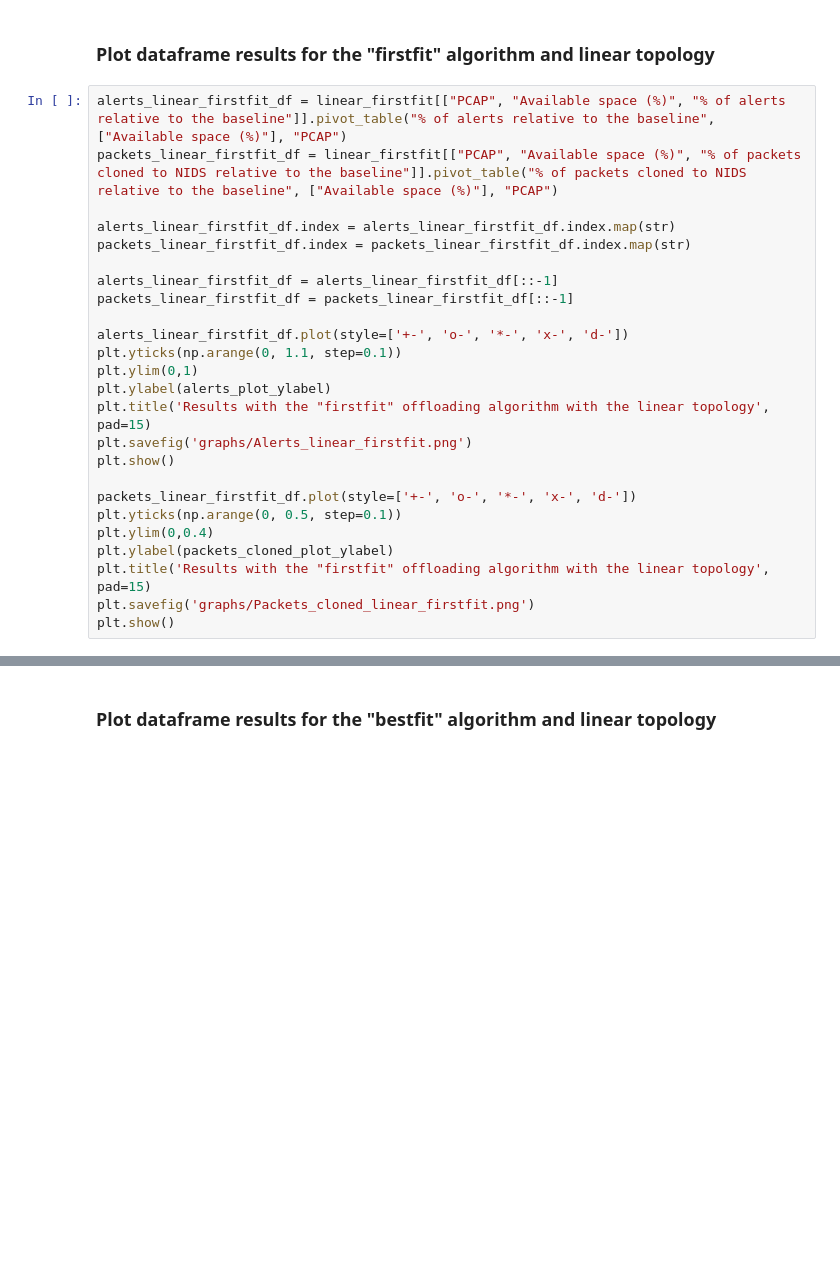
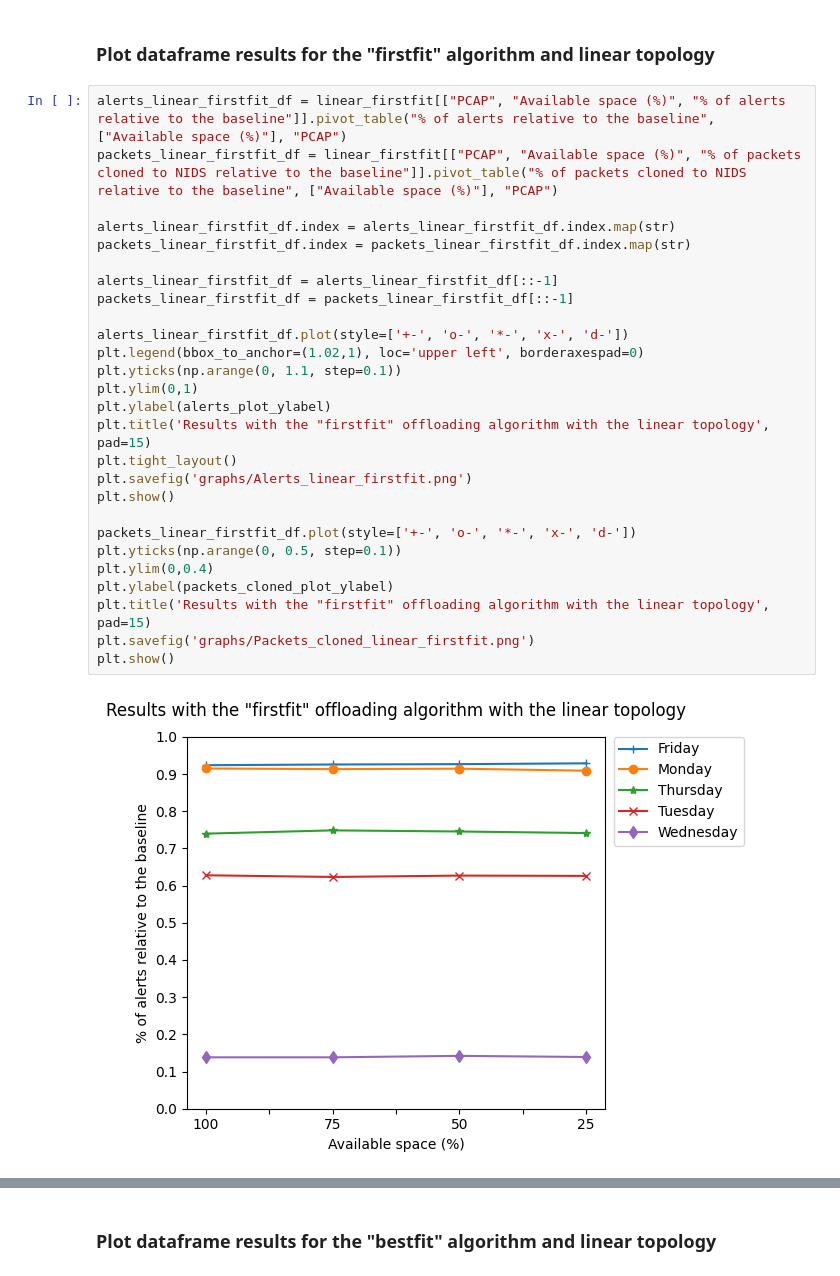
Before and after one commit to HenriqueBBrum/Network-Wide-Rule-Orchestrator, a Jupyter notebook: testing/final_evaluation/final_evaluation_plots.ipynb, the cells around one changed output, grey strips where cells are left out. Cells and saved outputs as stored; diff of their text form; blank space fills up the shorter version.

```diff
--- a/testing/final_evaluation/final_evaluation_plots.ipynb
+++ b/testing/final_evaluation/final_evaluation_plots.ipynb
@@ -256,25 +262,29 @@ plt.show()
 # %%
 alerts_linear_firstfit_df = linear_firstfit[["PCAP", "Available space (%)", "% of alerts relative to the baseline"]].pivot_table("% of alerts relative to the baseline", ["Available space (%)"], "PCAP")
 packets_linear_firstfit_df = linear_firstfit[["PCAP", "Available space (%)", "% of packets cloned to NIDS relative to the baseline"]].pivot_table("% of packets cloned to NIDS relative to the baseline", ["Available space (%)"], "PCAP")
 
 alerts_linear_firstfit_df.index = alerts_linear_firstfit_df.index.map(str)
 packets_linear_firstfit_df.index = packets_linear_firstfit_df.index.map(str)
 
 alerts_linear_firstfit_df = alerts_linear_firstfit_df[::-1]
 packets_linear_firstfit_df = packets_linear_firstfit_df[::-1]
 
 alerts_linear_firstfit_df.plot(style=['+-', 'o-', '*-', 'x-', 'd-'])
+plt.legend(bbox_to_anchor=(1.02,1), loc='upper left', borderaxespad=0)
 plt.yticks(np.arange(0, 1.1, step=0.1))
 plt.ylim(0,1)
 plt.ylabel(alerts_plot_ylabel)
 plt.title('Results with the "firstfit" offloading algorithm with the linear topology', pad=15)
+plt.tight_layout()
 plt.savefig('graphs/Alerts_linear_firstfit.png')
 plt.show()
 
 packets_linear_firstfit_df.plot(style=['+-', 'o-', '*-', 'x-', 'd-'])
 plt.yticks(np.arange(0, 0.5, step=0.1))
 plt.ylim(0,0.4)
 plt.ylabel(packets_cloned_plot_ylabel)
 plt.title('Results with the "firstfit" offloading algorithm with the linear topology', pad=15)
 plt.savefig('graphs/Packets_cloned_linear_firstfit.png')
 plt.show()
+# %% [output]
+[figure, added]
```
Also changed, not shown: parts of 11 cells of this notebook, 10 other files.
